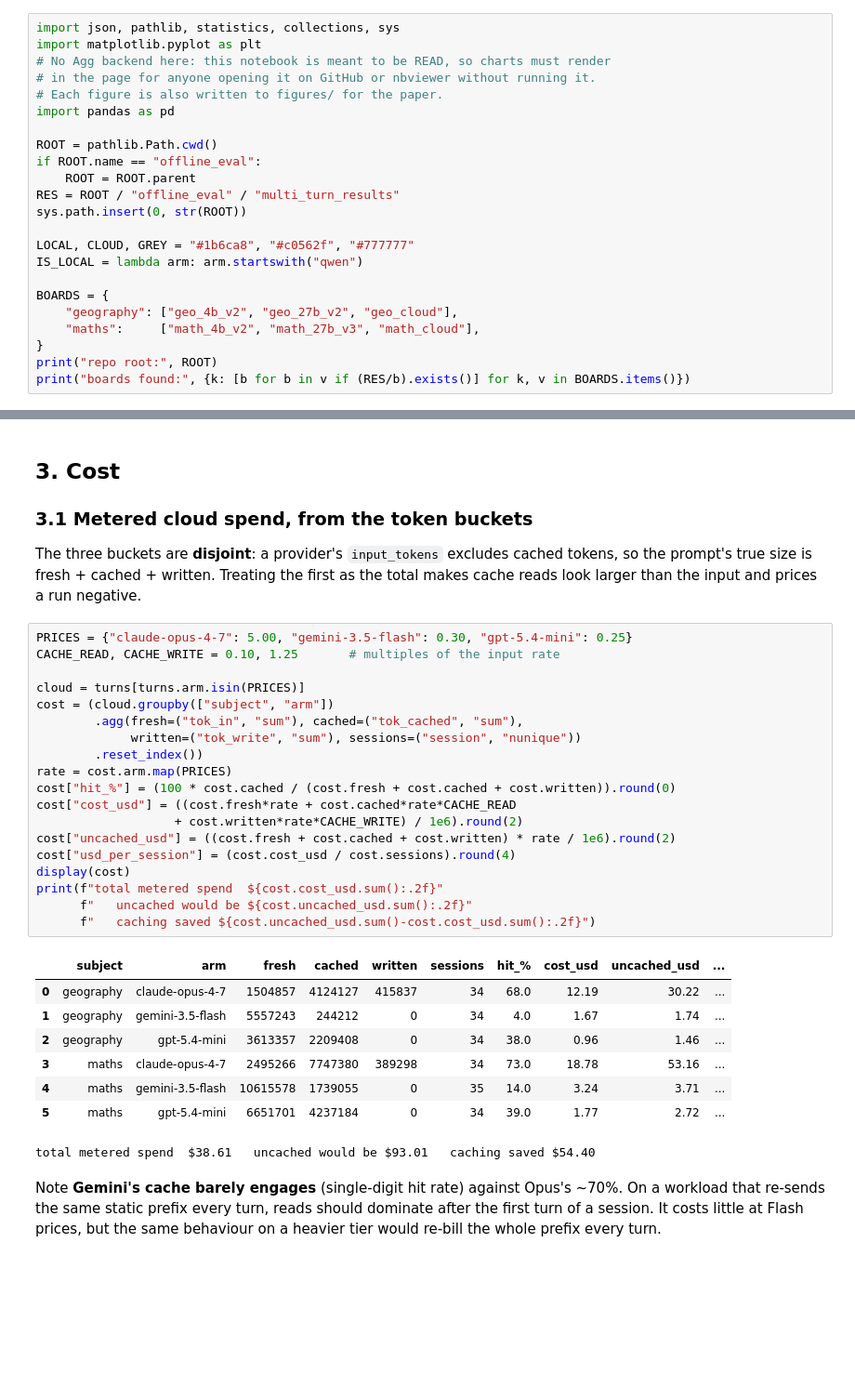
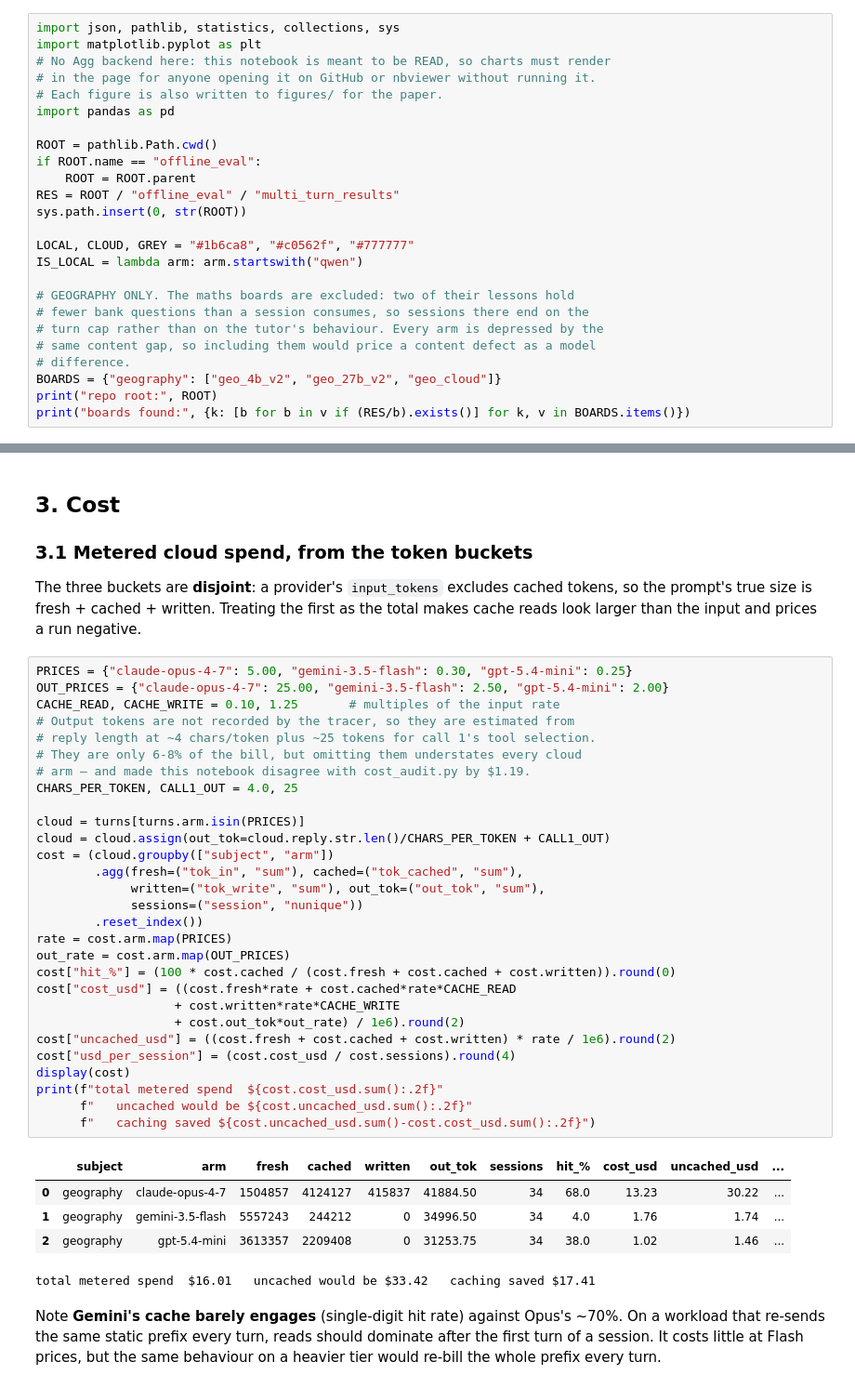
Before and after one commit to eai6/ai-tutor, a Jupyter notebook: offline_eval/ANALYSIS.ipynb, the cells around one changed output, grey strips where cells are left out. Shown at 93% size. Cells and saved outputs as stored; diff of their text form; blank space fills up the shorter version.

```diff
--- a/offline_eval/ANALYSIS.ipynb
+++ b/offline_eval/ANALYSIS.ipynb
@@ -47,10 +52,12 @@ sys.path.insert(0, str(ROOT))
 LOCAL, CLOUD, GREY = "#1b6ca8", "#c0562f", "#777777"
 IS_LOCAL = lambda arm: arm.startswith("qwen")
 
-BOARDS = {
-    "geography": ["geo_4b_v2", "geo_27b_v2", "geo_cloud"],
-    "maths":     ["math_4b_v2", "math_27b_v3", "math_cloud"],
-}
+# GEOGRAPHY ONLY. The maths boards are excluded: two of their lessons hold
+# fewer bank questions than a session consumes, so sessions there end on the
+# turn cap rather than on the tutor's behaviour. Every arm is depressed by the
+# same content gap, so including them would price a content defect as a model
+# difference.
+BOARDS = {"geography": ["geo_4b_v2", "geo_27b_v2", "geo_cloud"]}
 print("repo root:", ROOT)
 print("boards found:", {k: [b for b in v if (RES/b).exists()] for k, v in BOARDS.items()})
 # %% [output]
@@ -208,32 +207,39 @@ first as the total makes cache reads look larger than the input and prices a
 run negative.
 # %%
 PRICES = {"claude-opus-4-7": 5.00, "gemini-3.5-flash": 0.30, "gpt-5.4-mini": 0.25}
+OUT_PRICES = {"claude-opus-4-7": 25.00, "gemini-3.5-flash": 2.50, "gpt-5.4-mini": 2.00}
 CACHE_READ, CACHE_WRITE = 0.10, 1.25       # multiples of the input rate
+# Output tokens are not recorded by the tracer, so they are estimated from
+# reply length at ~4 chars/token plus ~25 tokens for call 1's tool selection.
+# They are only 6-8% of the bill, but omitting them understates every cloud
+# arm — and made this notebook disagree with cost_audit.py by $1.19.
+CHARS_PER_TOKEN, CALL1_OUT = 4.0, 25
 
 cloud = turns[turns.arm.isin(PRICES)]
+cloud = cloud.assign(out_tok=cloud.reply.str.len()/CHARS_PER_TOKEN + CALL1_OUT)
 cost = (cloud.groupby(["subject", "arm"])
         .agg(fresh=("tok_in", "sum"), cached=("tok_cached", "sum"),
-             written=("tok_write", "sum"), sessions=("session", "nunique"))
+             written=("tok_write", "sum"), out_tok=("out_tok", "sum"),
+             sessions=("session", "nunique"))
         .reset_index())
 rate = cost.arm.map(PRICES)
+out_rate = cost.arm.map(OUT_PRICES)
 cost["hit_%"] = (100 * cost.cached / (cost.fresh + cost.cached + cost.written)).round(0)
 cost["cost_usd"] = ((cost.fresh*rate + cost.cached*rate*CACHE_READ
-                   + cost.written*rate*CACHE_WRITE) / 1e6).round(2)
+                   + cost.written*rate*CACHE_WRITE
+                   + cost.out_tok*out_rate) / 1e6).round(2)
 cost["uncached_usd"] = ((cost.fresh + cost.cached + cost.written) * rate / 1e6).round(2)
 cost["usd_per_session"] = (cost.cost_usd / cost.sessions).round(4)
 display(cost)
 print(f"total metered spend  ${cost.cost_usd.sum():.2f}"
       f"   uncached would be ${cost.uncached_usd.sum():.2f}"
       f"   caching saved ${cost.uncached_usd.sum()-cost.cost_usd.sum():.2f}")
 # %% [output]
-|  | subject | arm | fresh | cached | written | sessions | hit_% | cost_usd | uncached_usd | ... |
-| 0 | geography | claude-opus-4-7 | 1504857 | 4124127 | 415837 | 34 | 68.0 | 12.19 | 30.22 | ... |
-| 1 | geography | gemini-3.5-flash | 5557243 | 244212 | 0 | 34 | 4.0 | 1.67 | 1.74 | ... |
-| 2 | geography | gpt-5.4-mini | 3613357 | 2209408 | 0 | 34 | 38.0 | 0.96 | 1.46 | ... |
-| 3 | maths | claude-opus-4-7 | 2495266 | 7747380 | 389298 | 34 | 73.0 | 18.78 | 53.16 | ... |
-| 4 | maths | gemini-3.5-flash | 10615578 | 1739055 | 0 | 35 | 14.0 | 3.24 | 3.71 | ... |
-| 5 | maths | gpt-5.4-mini | 6651701 | 4237184 | 0 | 34 | 39.0 | 1.77 | 2.72 | ... |
+|  | subject | arm | fresh | cached | written | out_tok | sessions | hit_% | cost_usd | uncached_usd | ... |
+| 0 | geography | claude-opus-4-7 | 1504857 | 4124127 | 415837 | 41884.50 | 34 | 68.0 | 13.23 | 30.22 | ... |
+| 1 | geography | gemini-3.5-flash | 5557243 | 244212 | 0 | 34996.50 | 34 | 4.0 | 1.76 | 1.74 | ... |
+| 2 | geography | gpt-5.4-mini | 3613357 | 2209408 | 0 | 31253.75 | 34 | 38.0 | 1.02 | 1.46 | ... |
-total metered spend  $38.61   uncached would be $93.01   caching saved $54.40
+total metered spend  $16.01   uncached would be $33.42   caching saved $17.41
 # %% [markdown]
 Note **Gemini's cache barely engages** (single-digit hit rate) against Opus's
 ~70%. On a workload that re-sends the same static prefix every turn, reads
```
Also changed, not shown: parts of 11 cells of this notebook, 7 other files.
